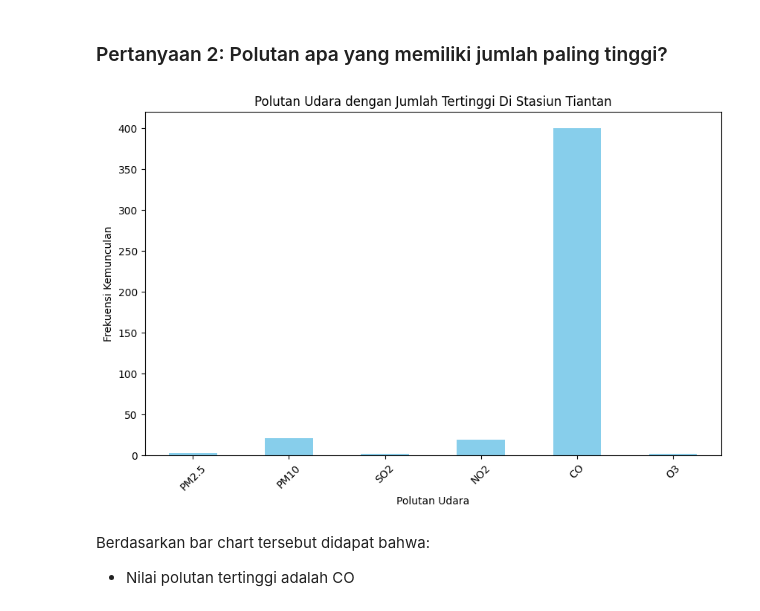
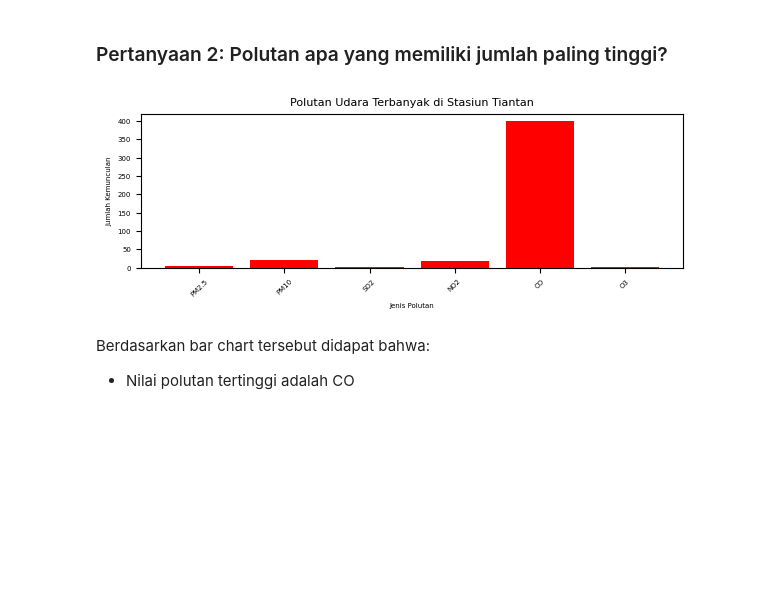
Before and after one commit to sqeelz/Air-Quality-Tiantan-City, a Jupyter notebook: Analisis Data Air Quality.ipynb, the cells around one changed output. Saved outputs shown, nothing was run; the diff lists cells and outputs as text; code cells hidden in the pictures; blank space fills up the shorter version.

```diff
--- a/Analisis Data Air Quality.ipynb
+++ b/Analisis Data Air Quality.ipynb
@@ -574,20 +517,23 @@ Berdasarkan scatter plot tersebut didapat bahwa:
 # %%
 # Kolom-kolom yang mengandung data polutan udara
 pollutants = ['PM2.5', 'PM10', 'SO2', 'NO2', 'CO', 'O3']
 
 # Mencari frekuensi kemunculan masing-masing polutan
 pollutant_counts = tian_df[pollutants].mode().iloc[0]
 
 # Membuat diagram batang untuk polutan yang paling umum
-plt.figure(figsize=(10, 6))
-pollutant_counts.plot(kind='bar', color='skyblue')
-plt.title('Polutan Udara dengan Jumlah Tertinggi Di Stasiun Tiantan')
-plt.xlabel('Polutan Udara')
-plt.ylabel('Frekuensi Kemunculan')
-plt.xticks(rotation=45)
+fig, ax = plt.subplots(figsize=(7, 2))
+
+ax.bar(pollutant_counts.index, pollutant_counts.values, color='red')
+ax.set_title("Polutan Udara Terbanyak di Stasiun Tiantan", fontsize=8)
+ax.set_xlabel("Jenis Polutan", fontsize=5)
+ax.set_ylabel("Jumlah Kemunculan", fontsize=5)
+
+ax.tick_params(axis='x', labelrotation=45, labelsize=5)
+ax.tick_params(axis='y', labelsize=5)
 plt.show()
 # %% [output]
-[figure, old version]
+[figure, new version]
 # %%
 tian_df.to_csv("tiantan.csv", index=False)
 # %% [markdown]
```
Also changed, not shown: parts of 13 cells of this notebook, 1 other file.
